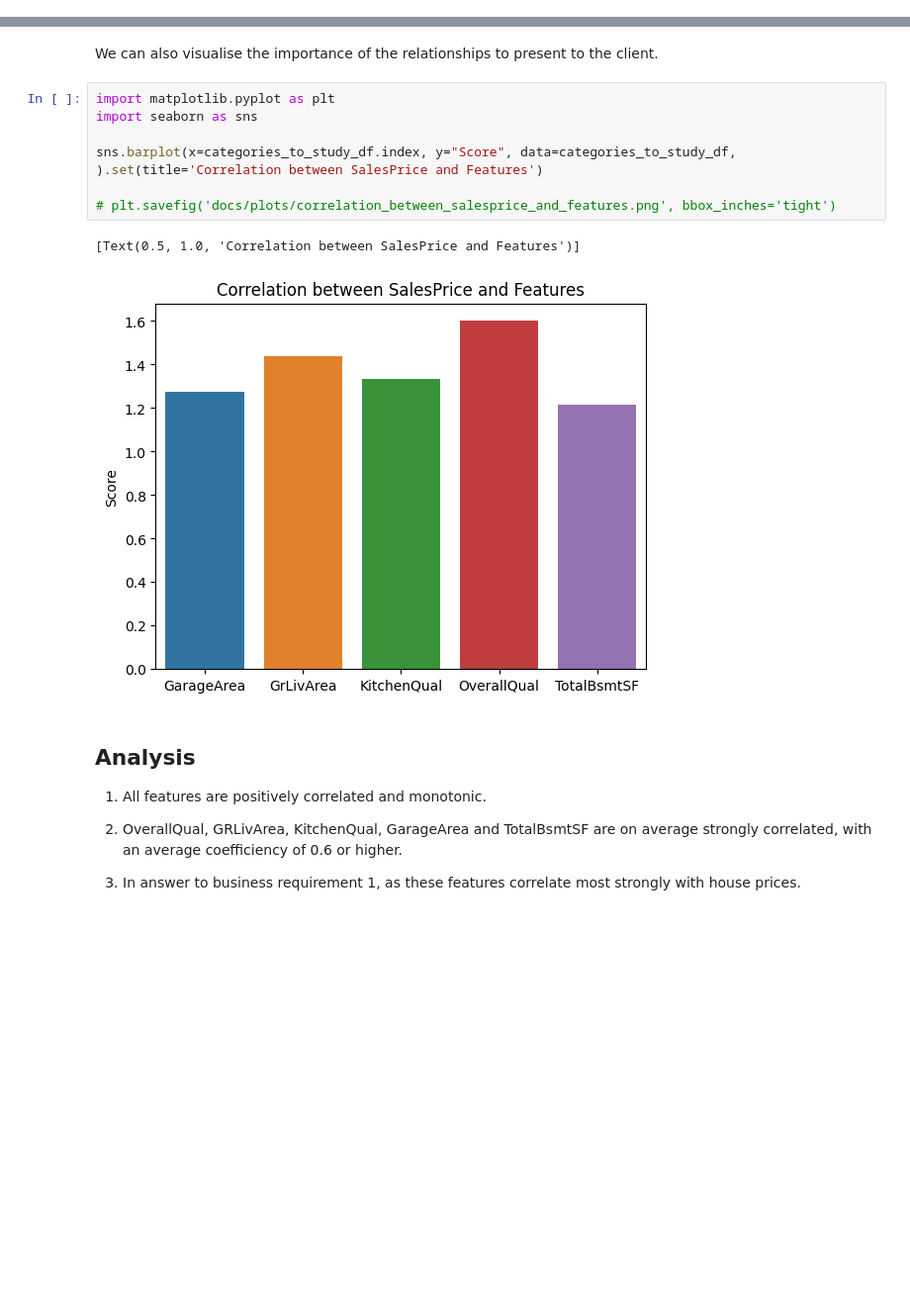
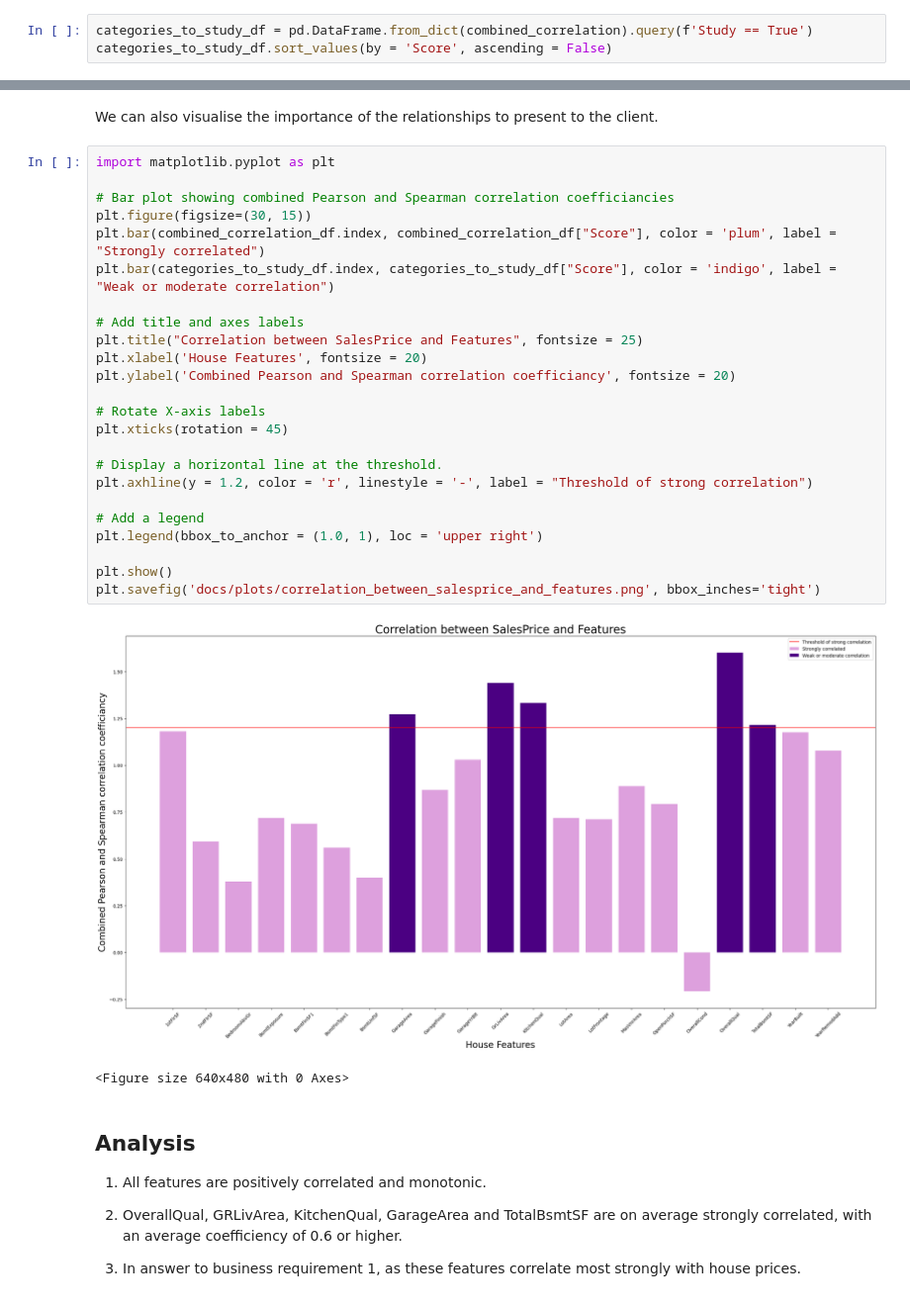
Before and after one commit to ewradcliffe/Heritage-Housing, a Jupyter notebook: jupyter_notebooks/05 - PriceCorrelationStudy.ipynb, the cells around one changed output, grey strips where cells are left out. Shown at 99% size. Saved outputs shown, nothing was run; the diff lists cells and outputs as text; blank space fills up the shorter version.

```diff
--- a/jupyter_notebooks/05 - PriceCorrelationStudy.ipynb
+++ b/jupyter_notebooks/05 - PriceCorrelationStudy.ipynb
@@ -215,0 +229,3 @@ categories_to_study_df.sort_values(by = 'Score', ascending = False)
+# %%
+categories_to_study_df = pd.DataFrame.from_dict(combined_correlation).query(f'Study == True')
+categories_to_study_df.sort_values(by = 'Score', ascending = False)
@@ -216,16 +250,32 @@ categories_to_study_df.sort_values(by = 'Score', ascending = False)
 # %% [markdown]
 We can also visualise the importance of the relationships to present to the client.
-# %%
-import matplotlib.pyplot as plt
-import seaborn as sns
-
-sns.barplot(x=categories_to_study_df.index, y="Score", data=categories_to_study_df,
-).set(title='Correlation between SalesPrice and Features')
-
-# plt.savefig('docs/plots/correlation_between_salesprice_and_features.png', bbox_inches='tight')
-# %% [output]
-[Text(0.5, 1.0, 'Correlation between SalesPrice and Features')]
-[figure, removed]
+# %%
+import matplotlib.pyplot as plt
+
+# Bar plot showing combined Pearson and Spearman correlation coefficiancies
+plt.figure(figsize=(30, 15))
+plt.bar(combined_correlation_df.index, combined_correlation_df["Score"], color = 'plum', label = "Strongly correlated")
+plt.bar(categories_to_study_df.index, categories_to_study_df["Score"], color = 'indigo', label = "Weak or moderate correlation")
+
+# Add title and axes labels
+plt.title("Correlation between SalesPrice and Features", fontsize = 25)
+plt.xlabel('House Features', fontsize = 20)
+plt.ylabel('Combined Pearson and Spearman correlation coefficiancy', fontsize = 20)
+
+# Rotate X-axis labels
+plt.xticks(rotation = 45)
+
+# Display a horizontal line at the threshold.
+plt.axhline(y = 1.2, color = 'r', linestyle = '-', label = "Threshold of strong correlation")
+
+# Add a legend
+plt.legend(bbox_to_anchor = (1.0, 1), loc = 'upper right')
+
+plt.show()
+plt.savefig('docs/plots/correlation_between_salesprice_and_features.png', bbox_inches='tight')
+# %% [output]
+[figure, added]
+<Figure size 640x480 with 0 Axes>
 # %% [markdown]
 ## Analysis
 
```
Also changed, not shown: parts of 6 cells of this notebook, 8 other files.
